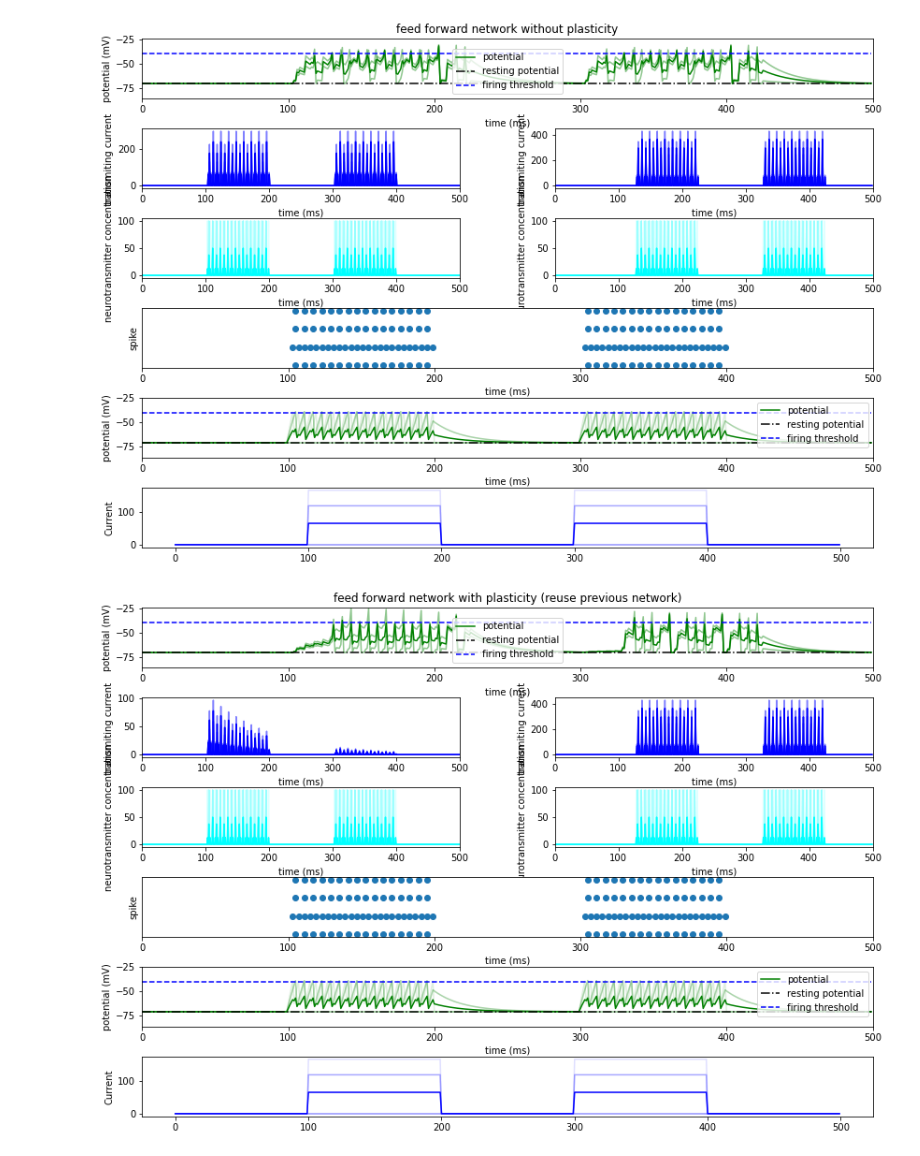
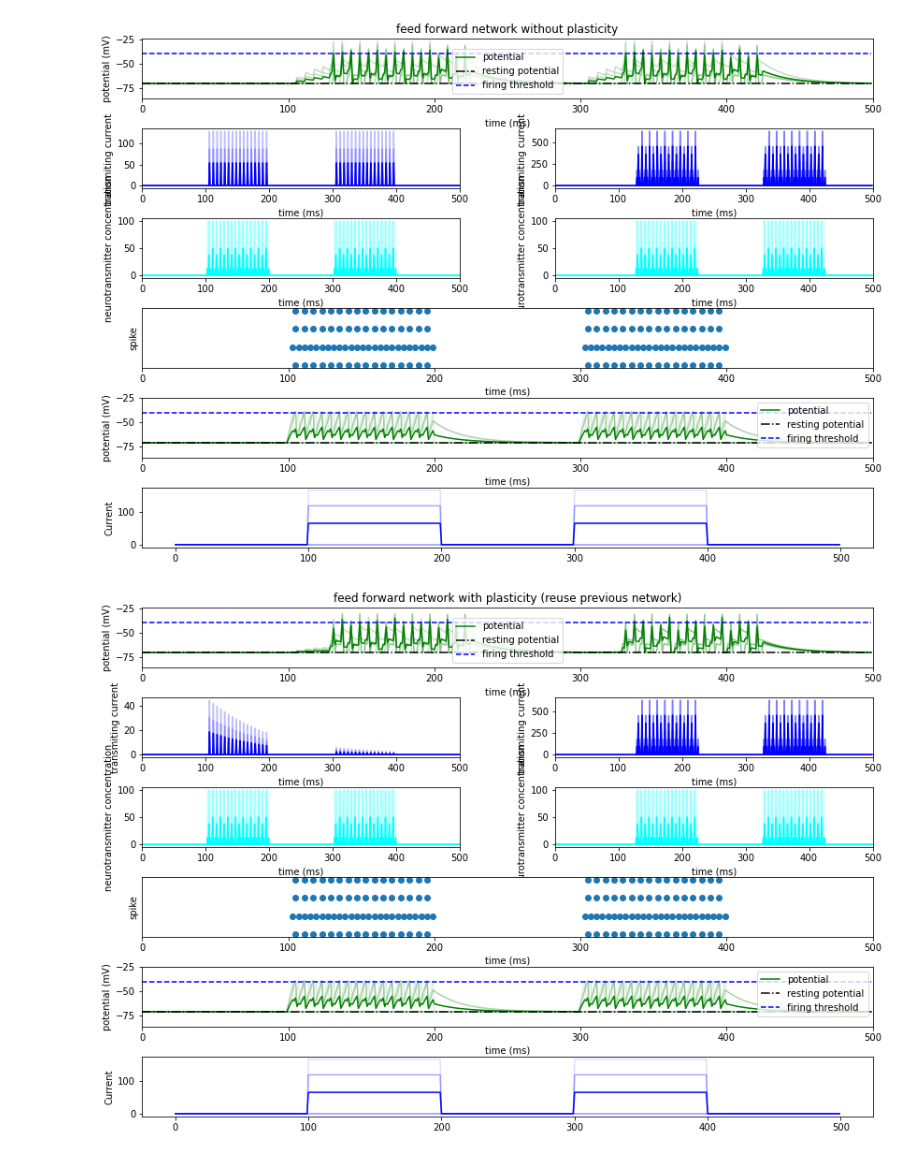
Before and after one commit to cnrl/Spiral, a Jupyter notebook: examples/5.network.ipynb, the cells around one changed output. Saved outputs shown, nothing was run; the diff lists cells and outputs as text; code cells hidden in the pictures.

```diff
--- a/examples/5.network.ipynb
+++ b/examples/5.network.ipynb
@@ -32,8 +32,8 @@ I[:,1] = 0
 n1 = LIF(name='A', shape=(4,), batch=2, dt=1., analyzable=True)
 a1 = Axon(response_function=ScalingResponseFunction(scale=100.), analyzable=True)
 a2 = Axon(response_function=ScalingResponseFunction(scale=100.), delay=25., terminal=(2,), analyzable=True)
-s1 = DisconnectorSynapticCover(Synapse)(connectivity_pattern=RandomFixedPresynapticPartnersConnectivity(rate=.5))
-s2 = Synapse()
+s1 = DisconnectorSynapticCover(FullyConnectedSynapse)(connectivity_pattern=RandomFixedPresynapticPartnersConnectivity(rate=.5))
+s2 = FullyConnectedSynapse()
 d1 = LinearDendrite(plasticity_model=ConvergentSynapticPlasticity(tau=100), analyzable=True)
 d2 = LinearDendrite(analyzable=True)
 n2 = LIF(name='B', shape=(2,), batch=2, dt=1., analyzable=True)
@@ -47,34 +47,34 @@ net = Network(dt=1., batch=2)
 net.insert(n1).insert(n2).insert(s1).insert(s2)
 net.plasticity = False
 net.reset()
 
 sim = Simulator(net.progress)
 sim.simulate(inputs={'external_inputs': {'A': {'direct_input': I}}}, times=500)
 
 plt.figure(figsize=(14,10))
 md = MatplotlibDashboard([
         ['U2','U2'],
         ['D1','D2'],
         ['A1','A2'],
         ['S1','S1'],
         ['U1','U1'],
         ['I','I'],
     ], hspace=.5, wspace=.3)
 
 md['I'].plot(I.reshape(I.shape[0], -1), alpha=1/I[0].numel(), color='blue')
 md['I'].plot(I.reshape(I.shape[0], -1).mean(axis=[1]), color='blue')
 md['I'].set_ylabel('Current')
 n1.plot_potential(md['U1'])
 n1.plot_spikes(md['S1'])
 a1.plot_neurotransmitter(md['A1'])
 a2.plot_neurotransmitter(md['A2'])
 d1.plot_transmiting_current(md['D1'])
 d2.plot_transmiting_current(md['D2'])
 n2.plot_potential(md['U2'])
 md['U2'].set_title('feed forward network without plasticity')
 plt.show()
 # %% [output]
-[figure, old version]
+[figure, new version]
 # %%
 net.plasticity = True
 net.reset()
@@ -103,7 +103,7 @@ n2.plot_potential(md['U2'])
 md['U2'].set_title('feed forward network with plasticity (reuse previous network)')
 plt.show()
 # %% [output]
-[figure, old version]
+[figure, new version]
 # %%
 population = 10
 n = LIF(name='A', shape=(population,), batch=1, dt=1., analyzable=True)
```
Also changed, not shown: parts of 3 cells of this notebook, 8 other files.
